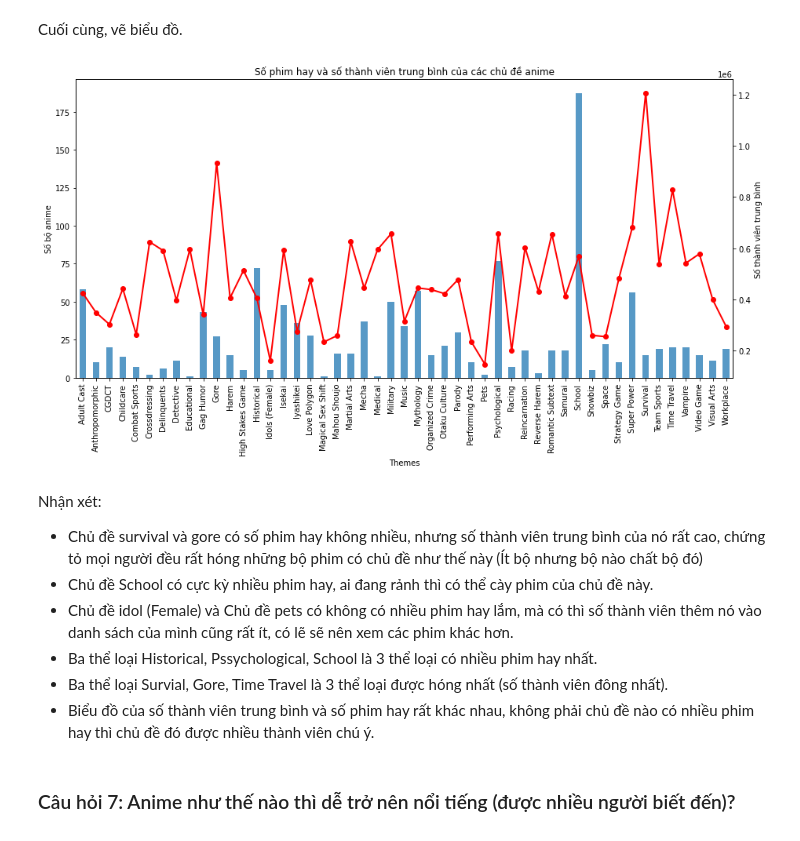
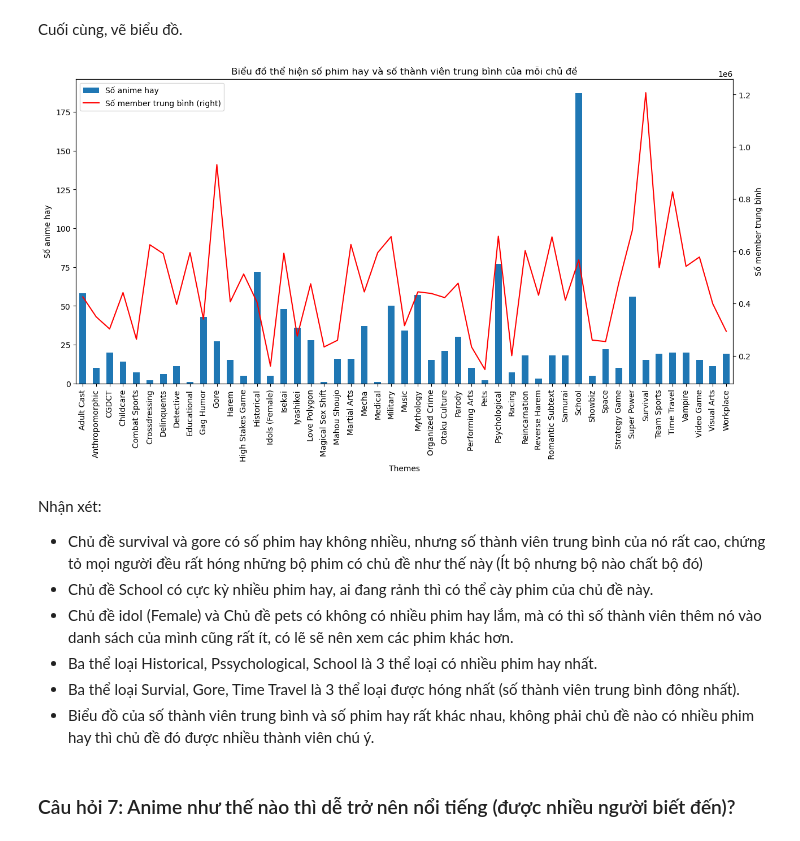
Before and after one commit to HuyHCMUS/DoAn_TH_LTKHDL, a Jupyter notebook: tra_loi_cau_hoi.ipynb, the cells around one changed output. Cells and saved outputs as stored; diff of their text form; code cells hidden in the pictures.

Commit message:
Thêm legend cho biểu đồ, chỉnh sửa 1 ít markdown

```diff
--- a/tra_loi_cau_hoi.ipynb
+++ b/tra_loi_cau_hoi.ipynb
@@ -508,28 +517,35 @@ Cuối cùng, vẽ biểu đồ.
 # %%
 highscore_by_theme = highscore_by_theme.sort_index()
 avg_member_by_theme = avg_member_by_theme.sort_index()
 #Vẽ biêu đồ
-fig = plt.figure(figsize = (15,7))
-ax1 = (highscore_by_theme).plot(kind = 'bar', rot = 90, alpha = 0.75)
-ax1.set_ylabel("Số bộ anime")
+fig, ax = plt.subplots(figsize = (15,7))
 
-ax2 = ax1.twinx()
-ax2.plot(ax1.get_xticks(), avg_member_by_theme, linestyle='-',
-         marker='o', linewidth=2.0, color = 'red')
-ax2.set_ylabel('Số thành viên trung bình')
-plt.title("Số phim hay và số thành viên trung bình của các chủ đề anime")
+ax1 = highscore_by_theme.plot(kind='bar', rot = 90, label = 'Số anime hay')
+ax2 =avg_member_by_theme.plot(secondary_y=True, rot = 90, color = 'r', label = 'Số member trung bình')
 
+#Vẽ 2 legend trên cùng 1 bảng
+h1, l1 = ax.get_legend_handles_labels()
+h2, l2 = ax.right_ax.get_legend_handles_labels()
+handles = h1+h2
+labels = l1+l2
+ax.legend(handles, labels, loc='upper left')
+
+#Thêm title và xlabel, ylabel
+
+plt.title("Biểu đồ thể hiện số phim hay và số thành viên trung bình của mỗi chủ đề")
+ax1.set_ylabel("Số anime hay")
+ax2.set_ylabel("Số member trung bình")
 
 plt.show()
 # %% [output]
-[figure, old version]
+[figure, new version]
 # %% [markdown]
 Nhận xét:
 - Chủ đề survival và gore có số phim hay không nhiều, nhưng số thành viên trung bình của nó rất cao, chứng tỏ mọi người đều rất hóng những bộ phim có chủ đề như thế này (Ít bộ nhưng bộ nào chất bộ đó)
 - Chủ đề School có cực kỳ nhiều phim hay, ai đang rảnh thì có thể cày phim của chủ đề này.
 - Chủ đề idol (Female) và Chủ đề pets có không có nhiều phim hay lắm, mà có thì số thành viên thêm nó vào danh sách của mình cũng rất ít, có lẽ sẽ nên xem các phim khác hơn.
 - Ba thể loại Historical, Pssychological, School là 3 thể loại có nhiều phim hay nhất.
-- Ba thể loại Survial, Gore, Time Travel là 3 thể loại được hóng nhất (số thành viên đông nhất).
+- Ba thể loại Survial, Gore, Time Travel là 3 thể loại được hóng nhất (số thành viên trung bình đông nhất).
 - Biểu đồ của số thành viên trung bình và số phim hay rất khác nhau, không phải chủ đề nào có nhiều phim hay thì chủ đề đó được nhiều thành viên chú ý.
 # %% [markdown]
 ### Câu hỏi 7: Anime như thế nào thì dễ trở nên nổi tiếng (được nhiều người biết đến)?
```
Also changed, not shown: parts of 6 cells of this notebook.
